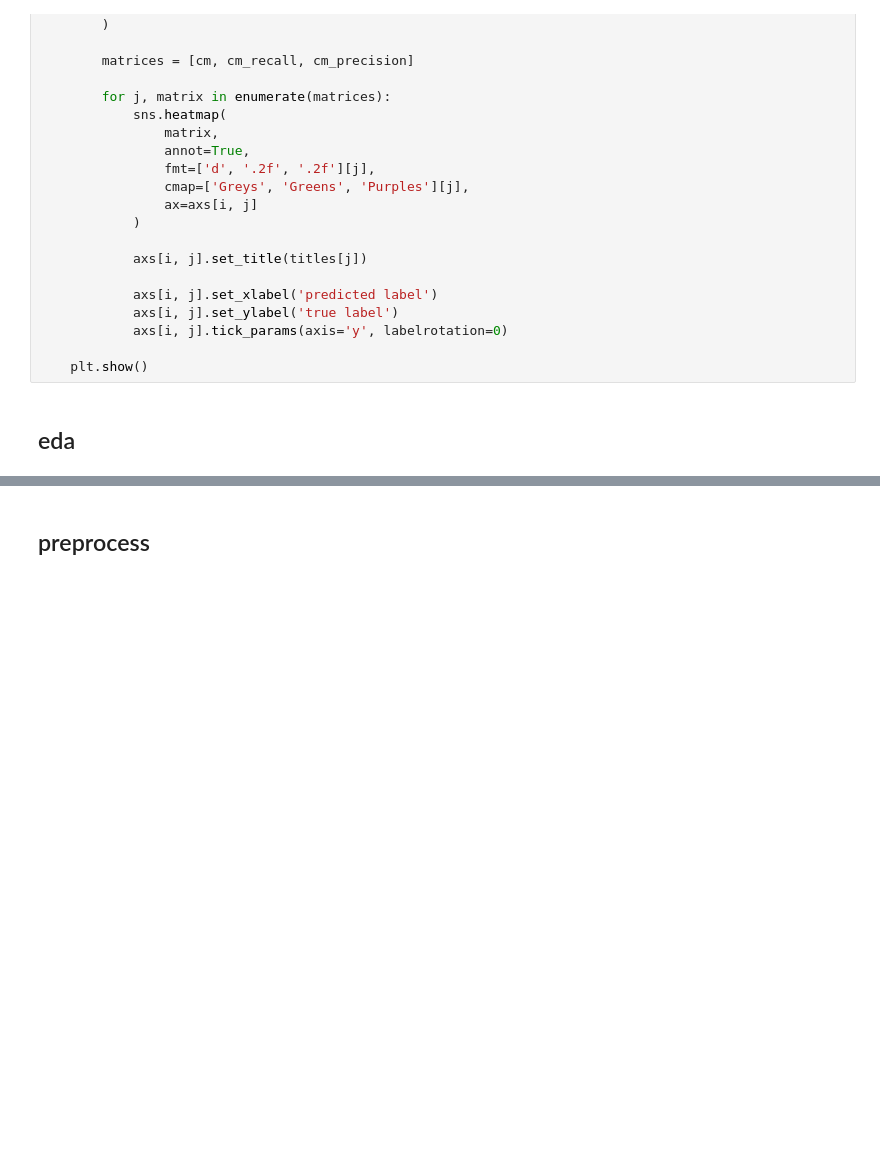
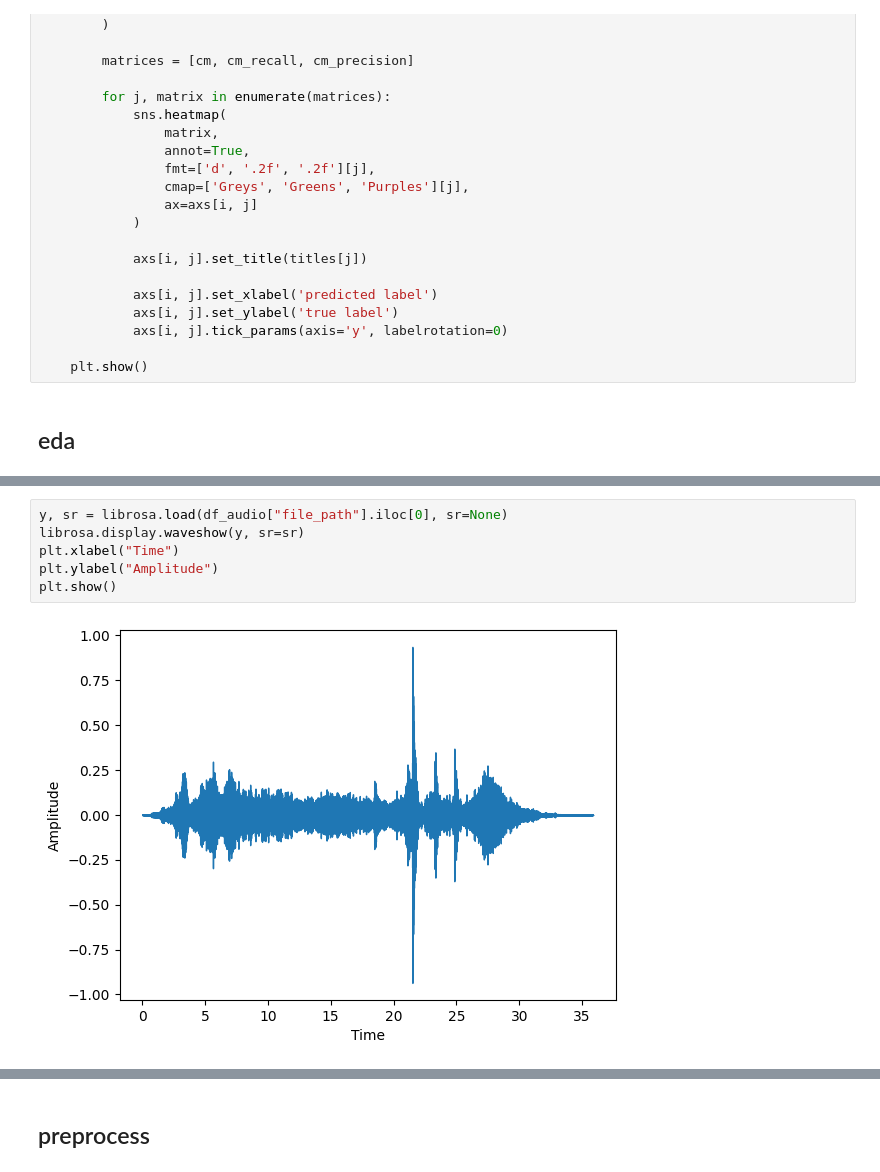
Before and after one commit to TetianaSoroka/kr_sounds_classifier, a Jupyter notebook: project/mn.ipynb, the cells around one changed output, grey strips where cells are left out. Saved outputs shown, nothing was run; the diff lists cells and outputs as text; blank space fills up the shorter version.

```diff
--- a/project/mn.ipynb
+++ b/project/mn.ipynb
@@ -234,0 +279,8 @@ plt.show()
+# %%
+y, sr = librosa.load(df_audio["file_path"].iloc[0], sr=None)
+librosa.display.waveshow(y, sr=sr)
+plt.xlabel("Time")
+plt.ylabel("Amplitude")
+plt.show()
+# %% [output]
+[figure, added]
```
Also changed, not shown: parts of 12 cells of this notebook.
